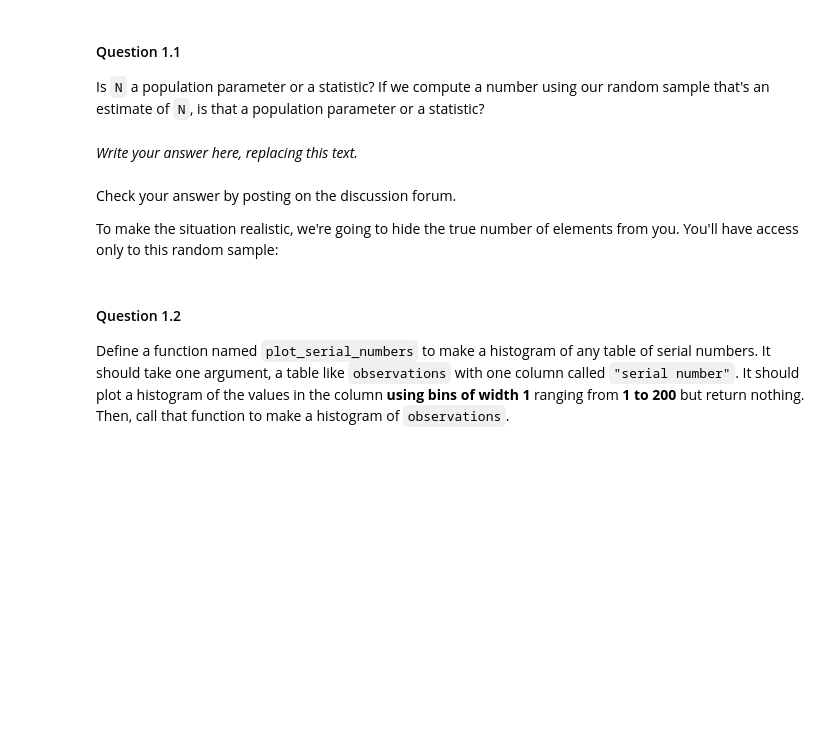
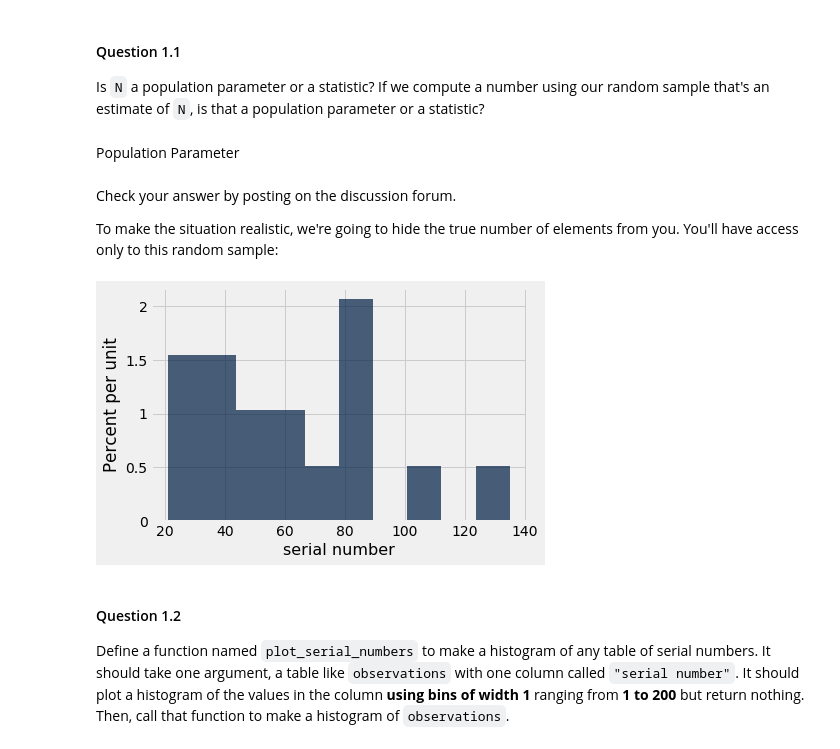
Before and after one commit to MikeyPitt/Data-Science, a Jupyter notebook: lab05.ipynb, the cells around one changed output. Drawn from its saved outputs; the diff is of its cells as text; code cells hidden in the pictures; blank space fills up the shorter version.

```diff
--- a/lab05.ipynb
+++ b/lab05.ipynb
@@ -33,8 +33,8 @@ We only see a small number of elements (assumed to be a uniform random sample wi
 # %% [markdown]
 #### Question 1.1
 Is `N` a population parameter or a statistic?  If we compute a number using our random sample that's an estimate of `N`, is that a population parameter or a statistic?
-# %% [markdown]
-*Write your answer here, replacing this text.*
+# %% [markdown]
+Population Parameter
 # %% [markdown]
 Check your answer by posting on the discussion forum.
 
@@ -42,7 +42,9 @@ To make the situation realistic, we're going to hide the true number of elements
 # %%
 observations = Table.read_table("serial_numbers.csv")
 num_observations = observations.num_rows
-observations
+observations.hist()
+# %% [output]
+[figure, added]
 # %% [markdown]
 #### Question 1.2
 Define a function named `plot_serial_numbers` to make a histogram of any table of serial numbers.  It should take one argument, a table like `observations` with one column called `"serial number"`.  It should plot a histogram of the values in the column **using bins of width 1** ranging from **1 to 200** but return nothing.  Then, call that function to make a histogram of `observations`.
```
Also changed, not shown: parts of 12 cells of this notebook.
